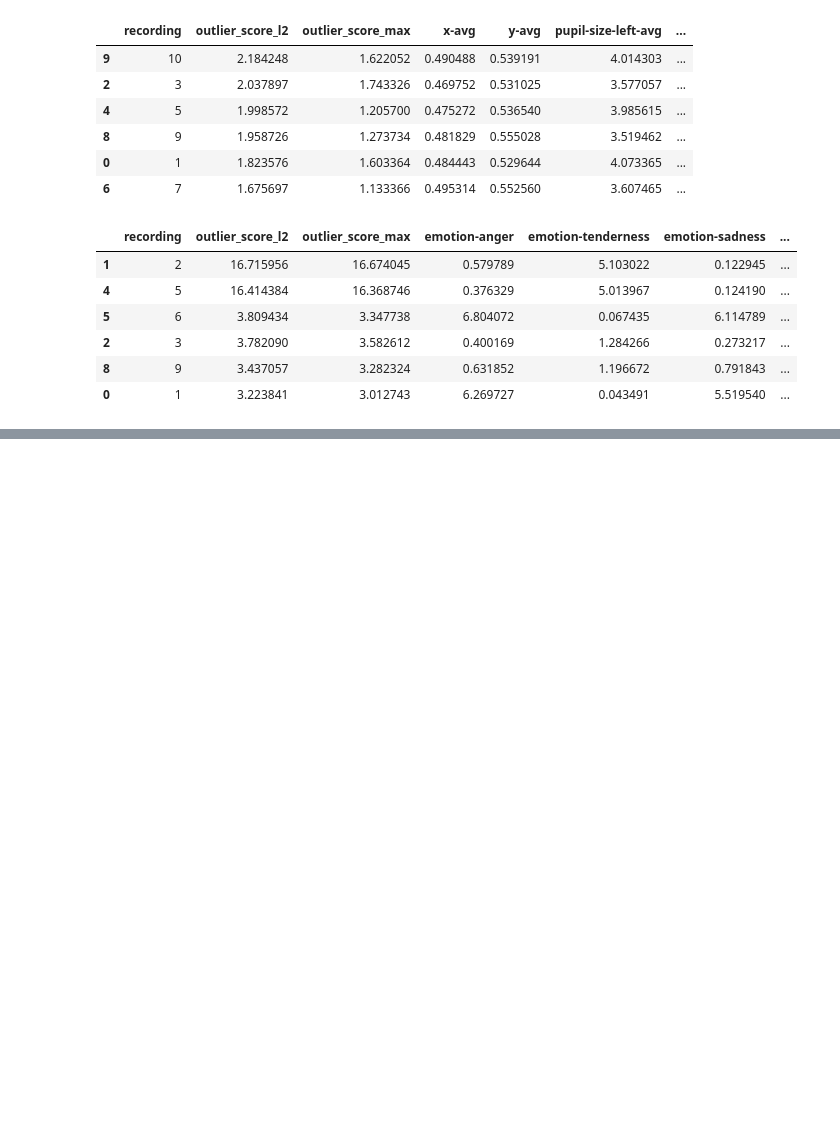
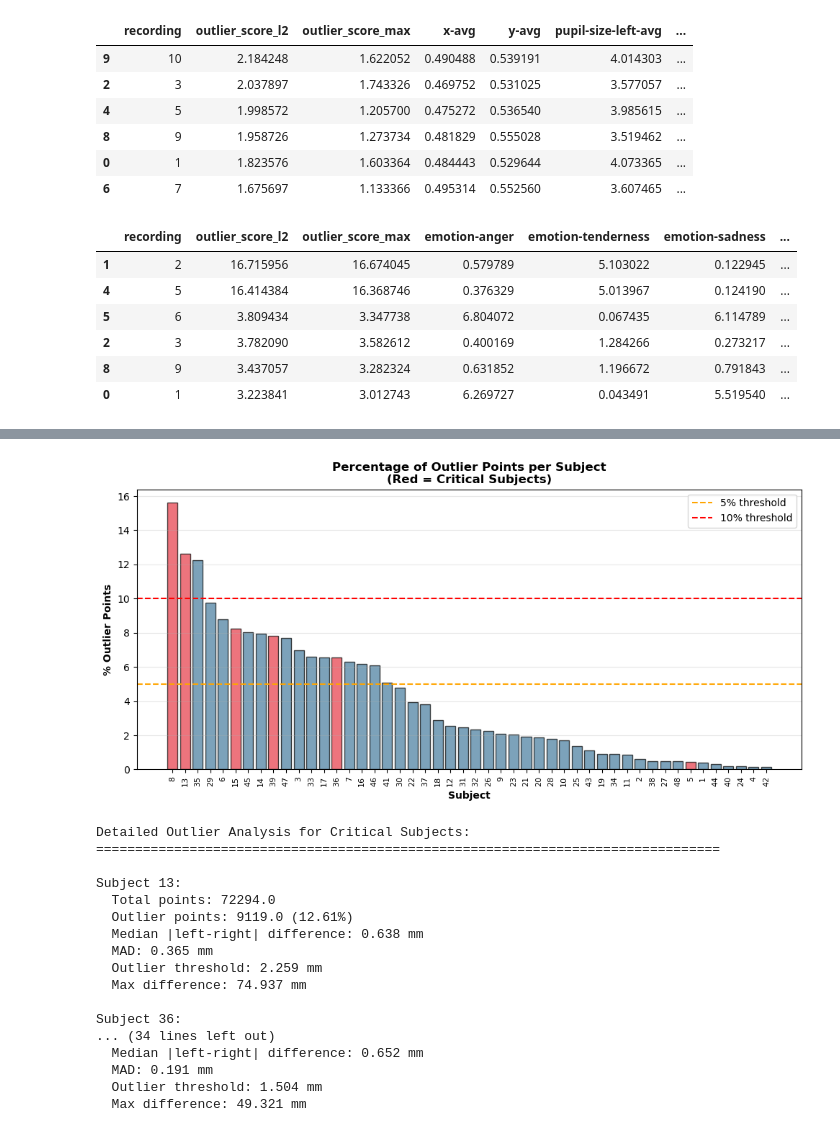
Before and after one commit to Space0code/GFM-for-eyetracker, a Jupyter notebook: src/data/EDA_eSEEd_v2.ipynb, the cells around one changed output, grey strips where cells are left out. Cells and saved outputs as stored; diff of their text form; code cells hidden in the pictures; blank space fills up the shorter version.

```diff
--- a/src/data/EDA_eSEEd_v2.ipynb
+++ b/src/data/EDA_eSEEd_v2.ipynb
@@ -729,0 +900,53 @@ Top 10 subjects with largest pupil size discrepancies (by MAE):
+# %%
+# Visualize outlier percentages for critical subjects
+fig, ax = plt.subplots(figsize=(10, 5))
+
+# Highlight critical subjects
+colors = ['#E63946' if subj in critical_subjects else '#457B9D'
+          for subj in df_outliers['subject']]
+
+bars = ax.bar(range(len(df_outliers)), df_outliers['pct_outliers'], color=colors, alpha=0.7, edgecolor='black')
+ax.set_xlabel('Subject', fontweight='bold')
+ax.set_ylabel('% Outlier Points', fontweight='bold')
+ax.set_title('Percentage of Outlier Points per Subject\n(Red = Critical Subjects)', fontsize=12, fontweight='bold')
+ax.set_xticks(range(len(df_outliers)))
+ax.set_xticklabels(df_outliers['subject'], rotation=90, fontsize=8)
+ax.grid(axis='y', alpha=0.3)
+ax.axhline(y=5, color='orange', linestyle='--', linewidth=1.5, label='5% threshold')
+ax.axhline(y=10, color='red', linestyle='--', linewidth=1.5, label='10% threshold')
+ax.legend()
+
+plt.tight_layout()
+plt.show()
+
+# Print detailed info for critical subjects
+print("\n\nDetailed Outlier Analysis for Critical Subjects:")
+print("=" * 80)
+for subject in critical_subjects:
+    info = df_outliers[df_outliers['subject'] == subject].iloc[0]
+    print(f"\nSubject {subject}:")
+    print(f"  Total points: {info['n_points']}")
+    print(f"  Outlier points: {info['n_outliers']} ({info['pct_outliers']:.2f}%)")
+    print(f"  Median |left-right| difference: {info['median_diff']:.3f} mm")
+    print(f"  MAD: {info['mad']:.3f} mm")
+    print(f"  Outlier threshold: {info['threshold']:.3f} mm")
+    print(f"  Max difference: {info['max_diff']:.3f} mm")
+# %% [output]
+[figure, added]
+Detailed Outlier Analysis for Critical Subjects:
+================================================================================
+
+Subject 13:
+  Total points: 72294.0
+  Outlier points: 9119.0 (12.61%)
+  Median |left-right| difference: 0.638 mm
+  MAD: 0.365 mm
+  Outlier threshold: 2.259 mm
+  Max difference: 74.937 mm
+
+Subject 36:
+... (34 lines left out)
+  Median |left-right| difference: 0.652 mm
+  MAD: 0.191 mm
+  Outlier threshold: 1.504 mm
+  Max difference: 49.321 mm
```
Also changed, not shown: parts of 10 cells of this notebook.
